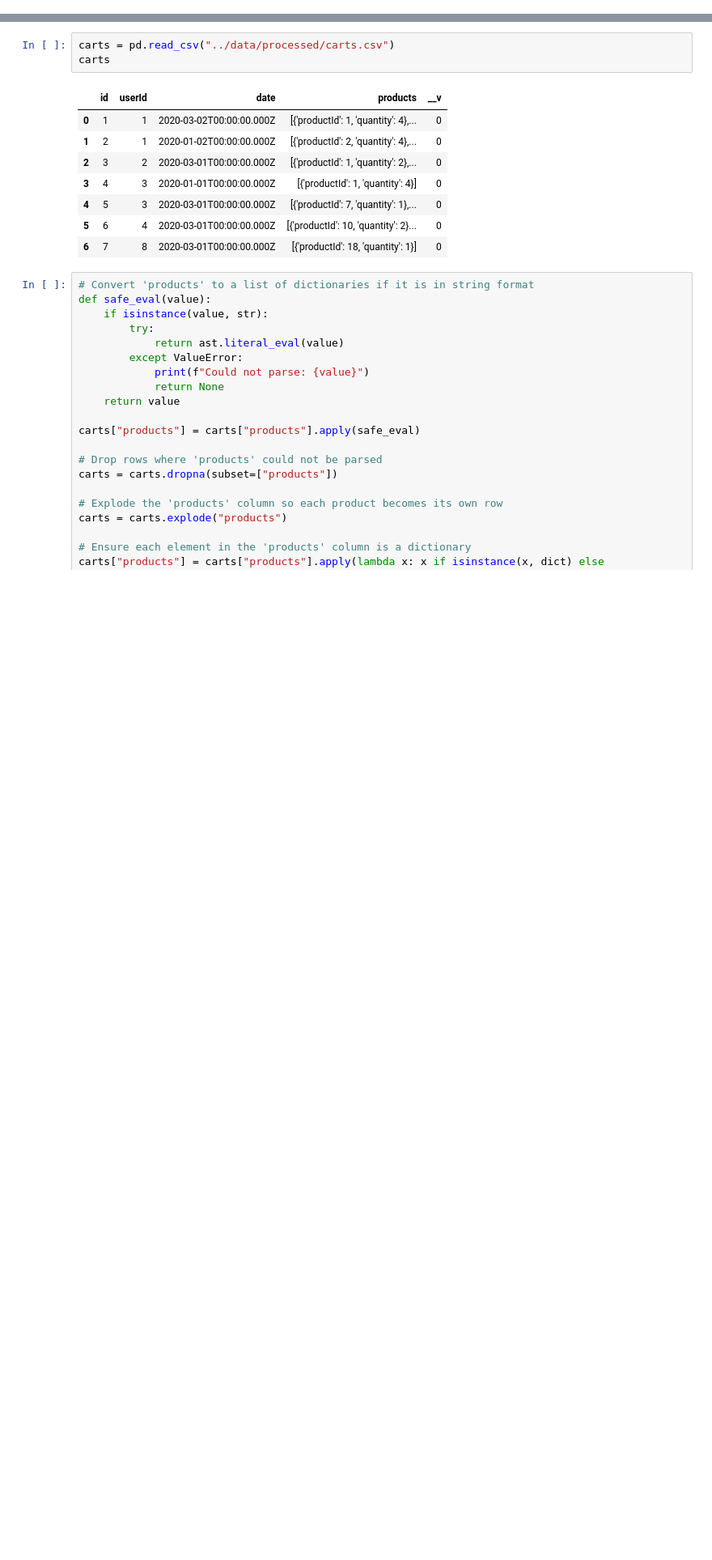
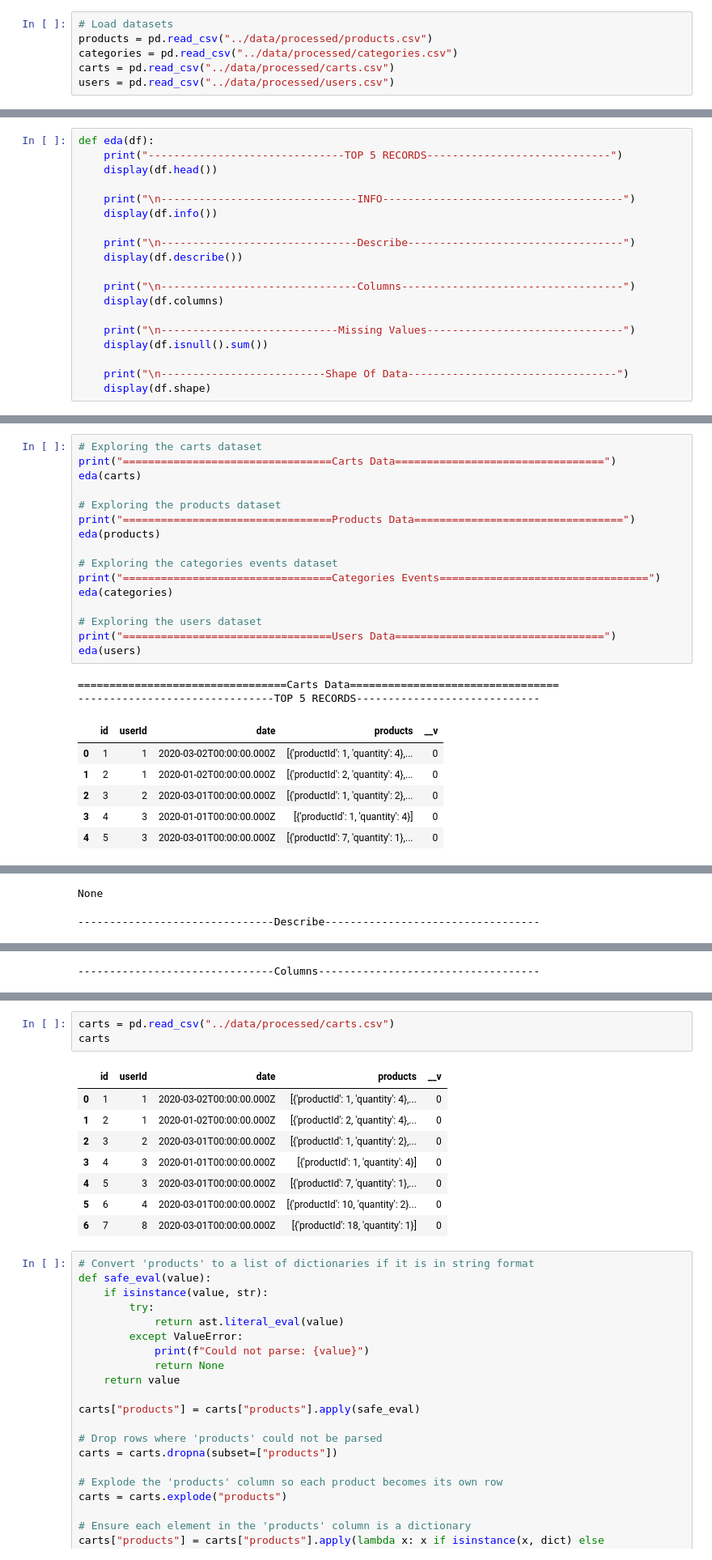
Before and after one commit to Sonalilipsa17375/ECommerce-Sales-Warehouse, a Jupyter notebook: notebooks/exploration.ipynb, the cells around one changed output, grey strips where cells are left out. Shown at 81% size. Drawn from its saved outputs; the diff is of its cells as text; blank space fills up the shorter version.

```diff
--- a/notebooks/exploration.ipynb
+++ b/notebooks/exploration.ipynb
@@ -10,0 +28,6 @@ os.makedirs("data/processed", exist_ok=True)
+# %%
+# Load datasets
+products = pd.read_csv("../data/processed/products.csv")
+categories = pd.read_csv("../data/processed/categories.csv")
+carts = pd.read_csv("../data/processed/carts.csv")
+users = pd.read_csv("../data/processed/users.csv")
@@ -10,0 +49,19 @@ os.makedirs("data/processed", exist_ok=True)
+# %%
+def eda(df):
+    print("-------------------------------TOP 5 RECORDS-----------------------------")
+    display(df.head())
+
+    print("\n-------------------------------INFO--------------------------------------")
+    display(df.info())
+
+    print("\n-------------------------------Describe----------------------------------")
+    display(df.describe())
+
+    print("\n-------------------------------Columns-----------------------------------")
+    display(df.columns)
+
+    print("\n----------------------------Missing Values-------------------------------")
+    display(df.isnull().sum())
+
+    print("\n--------------------------Shape Of Data---------------------------------")
+    display(df.shape)
@@ -10,0 +70,25 @@ os.makedirs("data/processed", exist_ok=True)
+# %%
+# Exploring the carts dataset
+print("=================================Carts Data=================================")
+eda(carts)
+
+# Exploring the products dataset
+print("=================================Products Data=================================")
+eda(products)
+
+# Exploring the categories events dataset
+print("=================================Categories Events=================================")
+eda(categories)
+
+# Exploring the users dataset
+print("=================================Users Data=================================")
+eda(users)
+# %% [output]
+=================================Carts Data=================================
+-------------------------------TOP 5 RECORDS-----------------------------
+|  | id | userId | date | products | __v |
+| 0 | 1 | 1 | 2020-03-02T00:00:00.000Z | [{'productId': 1, 'quantity': 4},... | 0 |
+| 1 | 2 | 1 | 2020-01-02T00:00:00.000Z | [{'productId': 2, 'quantity': 4},... | 0 |
+| 2 | 3 | 2 | 2020-03-01T00:00:00.000Z | [{'productId': 1, 'quantity': 2},... | 0 |
+| 3 | 4 | 3 | 2020-01-01T00:00:00.000Z | [{'productId': 1, 'quantity': 4}] | 0 |
+| 4 | 5 | 3 | 2020-03-01T00:00:00.000Z | [{'productId': 7, 'quantity': 1},... | 0 |
@@ -10,0 +108,2 @@ os.makedirs("data/processed", exist_ok=True)
+None
+-------------------------------Describe----------------------------------
@@ -10,0 +119 @@ os.makedirs("data/processed", exist_ok=True)
+-------------------------------Columns-----------------------------------
```
Also changed, not shown: parts of 20 cells of this notebook, 6 other files.
